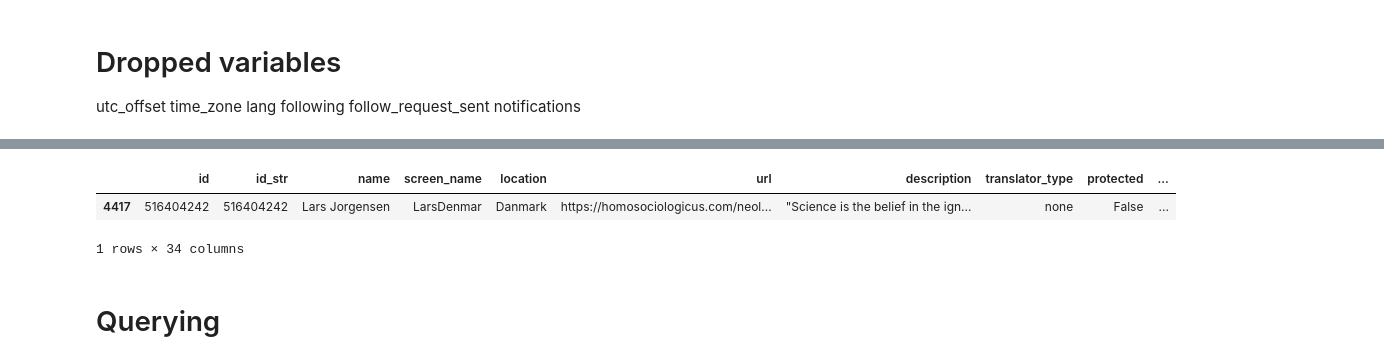
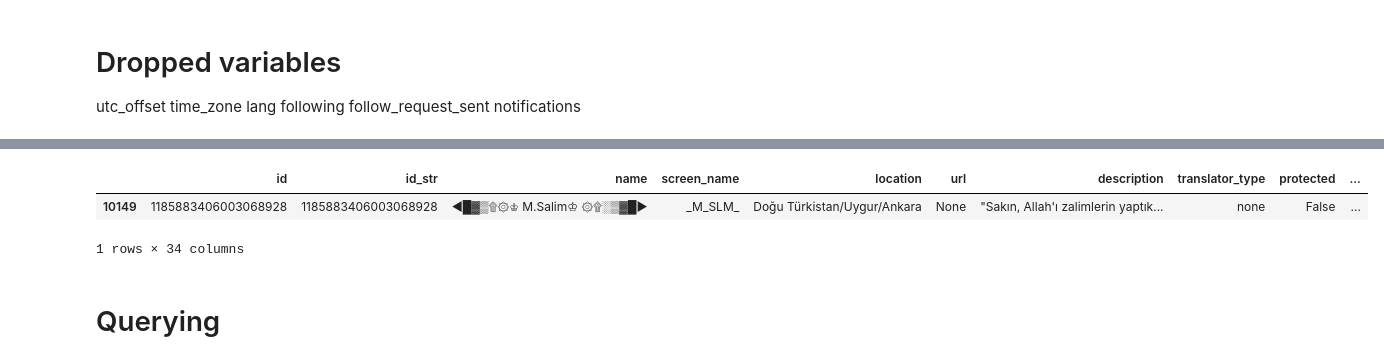
Before and after one commit to patilaalap/Twitter-Search-Appplication-DBMS, a Jupyter notebook: UsersSQL1.ipynb, the cells around one changed output, grey strips where cells are left out. Cells and saved outputs as stored; diff of their text form; code cells hidden in the pictures.

```diff
--- a/UsersSQL1.ipynb
+++ b/UsersSQL1.ipynb
@@ -250,6 +230,6 @@ OperationalError: near "Science": syntax error
 # %%
-df[4417:4418]
+df[10149:10150]
 # %% [output]
 |  | id | id_str | name | screen_name | location | url | description | translator_type | protected | ... |
-| 4417 | 516404242 | 516404242 | Lars Jorgensen | LarsDenmar | Danmark | https://homosociologicus.com/neol... | "Science is the belief in the ign... | none | False | ... |
+| 10149 | 1185883406003068928 | 1185883406003068928 | ◄█▓▒۩۞♔ M.Salim♔ ۞۩░▒▓█► | _M_SLM_ | Doğu Türkistan/Uygur/Ankara | None | "Sakın, Allah'ı zalimlerin yaptık... | none | False | ... |
 1 rows × 34 columns
```
Also changed, not shown: parts of 2 cells of this notebook.
